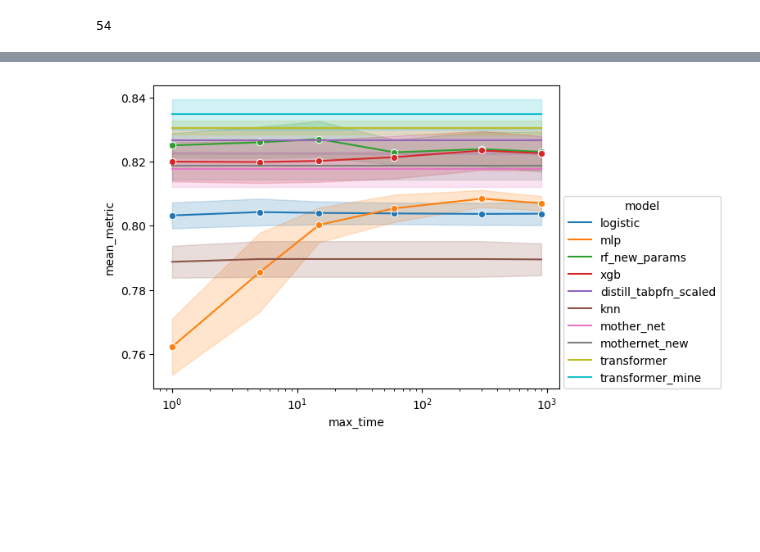
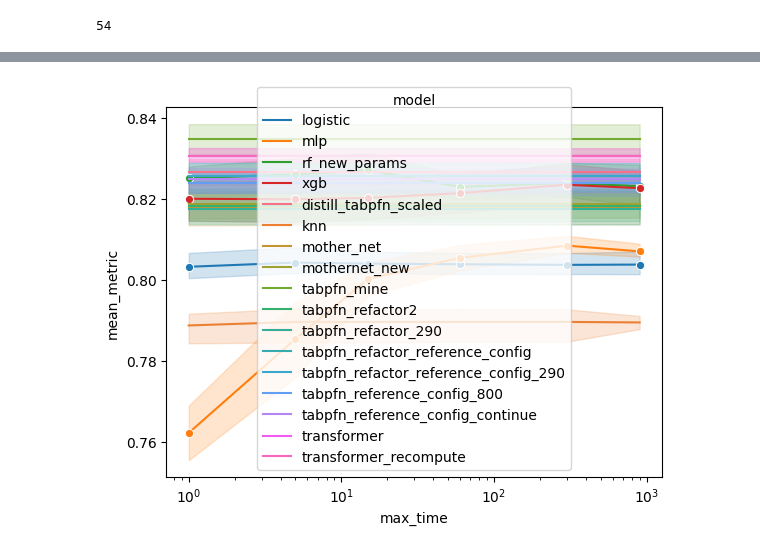
Before and after one commit to microsoft/ticl, a Jupyter notebook: tabpfn/RunFullDatasetAnalyses-clean-validation.ipynb, the cells around one changed output, grey strips where cells are left out. Cells and saved outputs as stored; diff of their text form; code cells hidden in the pictures; blank space fills up the shorter version.

Commit message:
add tons more models to validation  notebook
Former-commit-id: 0959cdc70456b9e5211764478f5443cf6042c71b

```diff
--- a/tabpfn/RunFullDatasetAnalyses-clean-validation.ipynb
+++ b/tabpfn/RunFullDatasetAnalyses-clean-validation.ipynb
@@ -205,24 +233,27 @@ results_df.to_csv("results_validation_all_new_lr003_mlp.csv")
 # %%
 compare_splits = results_df.groupby(["model", "split", "max_time"])['mean_metric'].mean().reset_index()
 
 import seaborn as sns
 varies_over_time = ['logistic', 'xgb', 'rf_new_params', 'mlp']
 compare_splits_varies = compare_splits[compare_splits.model.isin(varies_over_time)]
 compare_splits_fixed = compare_splits[~compare_splits.model.isin(varies_over_time)]
 
 color_palette = sns.color_palette()
-ax = sns.lineplot(compare_splits_varies, x="max_time", y="mean_metric", hue="model", errorbar="sd", marker="o", palette=color_palette[:len(varies_over_time)])
+# ax = sns.lineplot(data=compare_splits_varies, x="max_time", y="mean_metric", hue="model", errorbar="sd", marker="o", palette=color_palette[:len(varies_over_time)])
+ax = sns.lineplot(data=compare_splits_varies, x="max_time", y="mean_metric", hue="model",  marker="o") #, palette=color_palette[:len(varies_over_time)])
 
 compare_splits_fixed_dummy = compare_splits_fixed.copy()
 compare_splits_fixed_dummy['max_time'] = compare_splits_varies.max_time.max()
-sns.lineplot(pd.concat([compare_splits_fixed, compare_splits_fixed_dummy]),
-             x="max_time", y="mean_metric", hue="model", errorbar="sd", ax=ax, palette=color_palette[len(varies_over_time):compare_splits.model.nunique()])
-sns.move_legend(ax, (1.01, 0))
+sns.lineplot(data=pd.concat([compare_splits_fixed, compare_splits_fixed_dummy]),
+             x="max_time", y="mean_metric", hue="model", ax=ax) #, palette=color_palette[len(varies_over_time):compare_splits.model.nunique()])
+#sns.lineplot(data=pd.concat([compare_splits_fixed, compare_splits_fixed_dummy]),
+#             x="max_time", y="mean_metric", hue="model", errorbar="sd", ax=ax, palette=color_palette[len(varies_over_time):compare_splits.model.nunique()])
+#sns.move_legend(ax, (1.01, 0))
 ax.set_xscale("log")
 
 #ax.set_ylim(0.9, 0.95)
 # %% [output]
-[figure, old version]
+[figure, new version]
 # %%
 average_over_splits = results_df.groupby(["dataset", "model", "max_time"]).mean_metric.mean().reset_index()
 # %%
```
Also changed, not shown: parts of 10 cells of this notebook.
